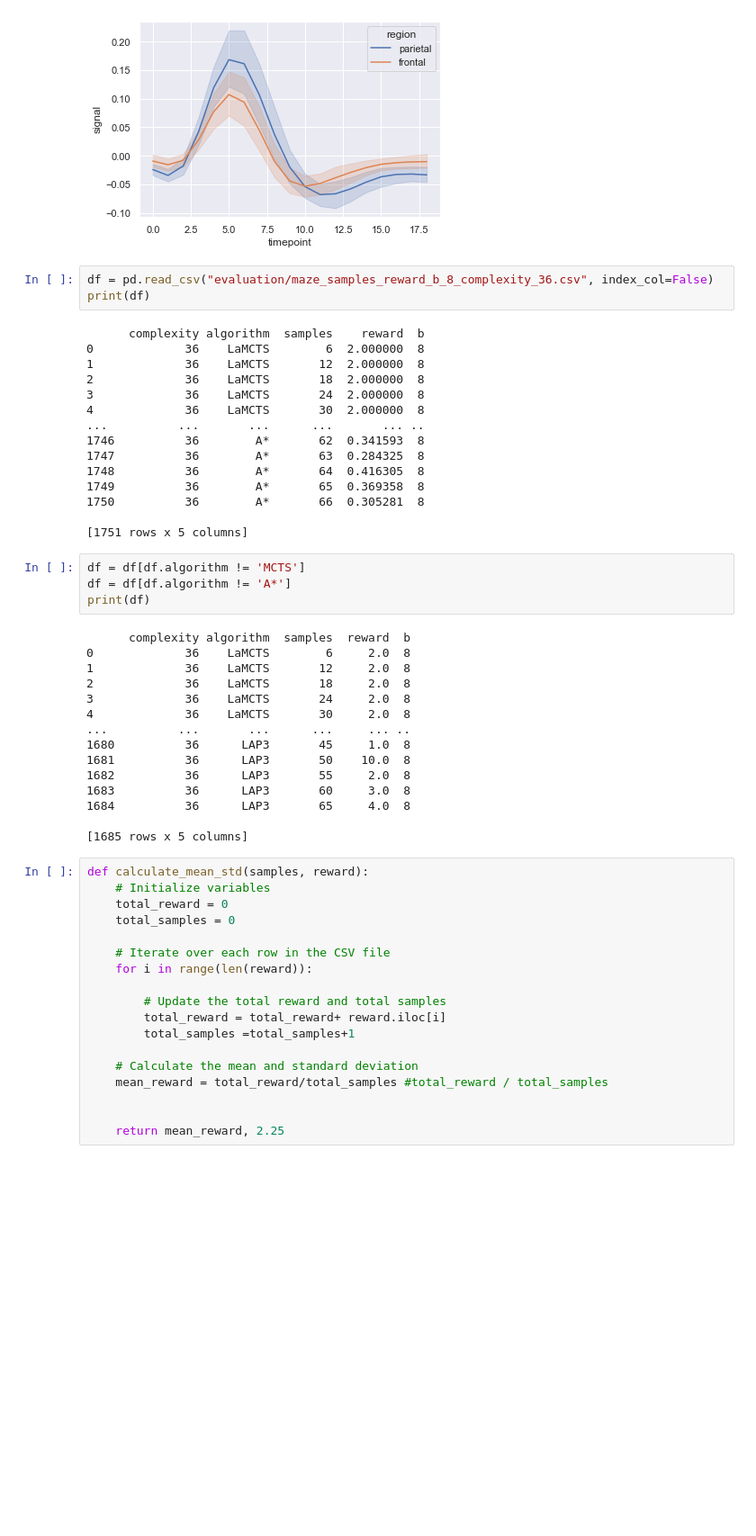
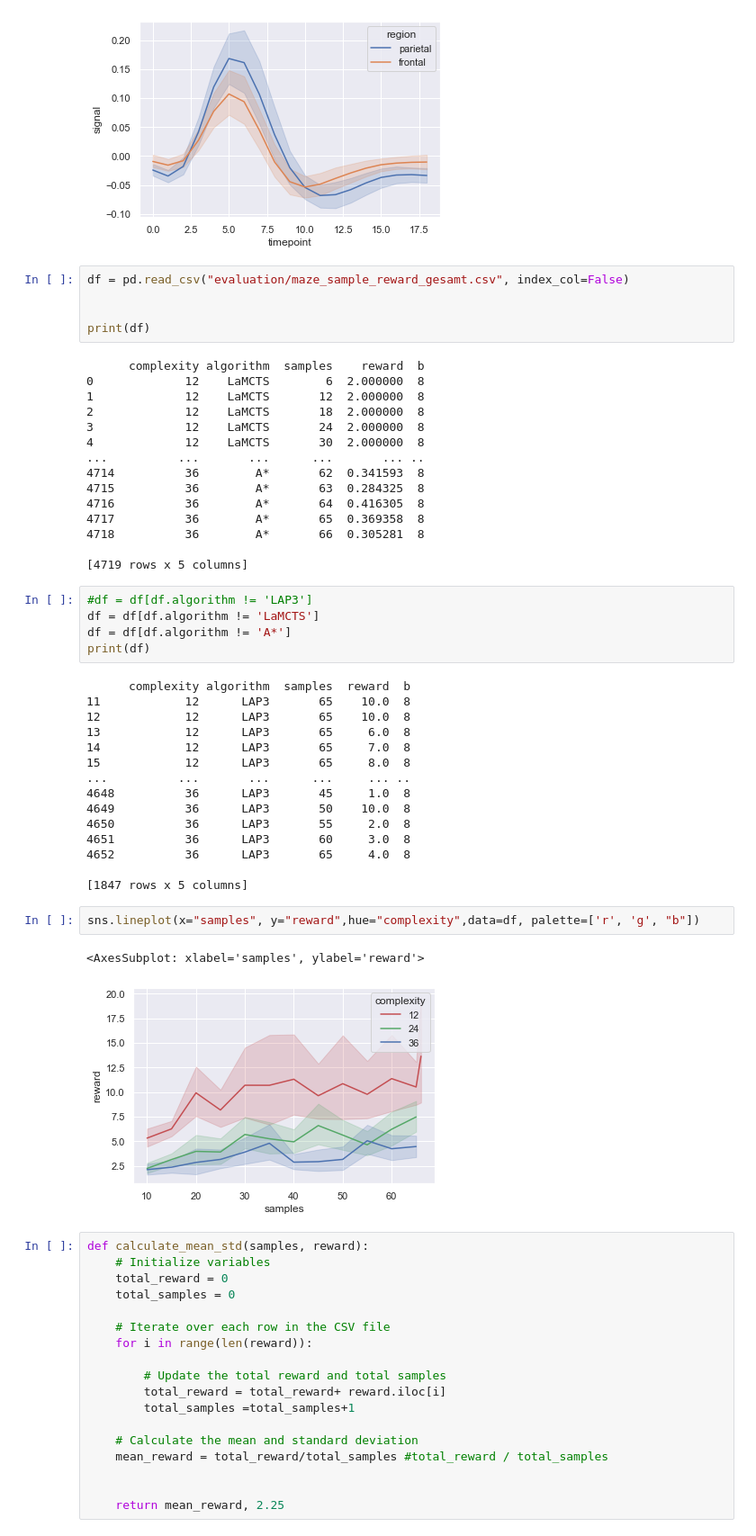
Before and after one commit to flobe99/wis_project, a Jupyter notebook: plot_noise.ipynb, the cells around one changed output. Shown at 90% size. Saved outputs shown, nothing was run; the diff lists cells and outputs as text; blank space fills up the shorter version.

```diff
--- a/plot_noise.ipynb
+++ b/plot_noise.ipynb
@@ -31,42 +31,50 @@ plt.show()
 # %% [output]
 [figure]
 # %%
-df = pd.read_csv("evaluation/maze_samples_reward_b_8_complexity_36.csv", index_col=False)
+df = pd.read_csv("evaluation/maze_sample_reward_gesamt.csv", index_col=False)
+
+
 print(df)
 # %% [output]
       complexity algorithm  samples    reward  b
-0             36    LaMCTS        6  2.000000  8
-1             36    LaMCTS       12  2.000000  8
-2             36    LaMCTS       18  2.000000  8
-3             36    LaMCTS       24  2.000000  8
-4             36    LaMCTS       30  2.000000  8
+0             12    LaMCTS        6  2.000000  8
+1             12    LaMCTS       12  2.000000  8
+2             12    LaMCTS       18  2.000000  8
+3             12    LaMCTS       24  2.000000  8
+4             12    LaMCTS       30  2.000000  8
 ...          ...       ...      ...       ... ..
-1746          36        A*       62  0.341593  8
-1747          36        A*       63  0.284325  8
-1748          36        A*       64  0.416305  8
-1749          36        A*       65  0.369358  8
-1750          36        A*       66  0.305281  8
+4714          36        A*       62  0.341593  8
+4715          36        A*       63  0.284325  8
+4716          36        A*       64  0.416305  8
+4717          36        A*       65  0.369358  8
+4718          36        A*       66  0.305281  8
 
-[1751 rows x 5 columns]
+[4719 rows x 5 columns]
 # %%
-df = df[df.algorithm != 'MCTS']
+#df = df[df.algorithm != 'LAP3']
+df = df[df.algorithm != 'LaMCTS']
 df = df[df.algorithm != 'A*']
 print(df)
 # %% [output]
       complexity algorithm  samples  reward  b
-0             36    LaMCTS        6     2.0  8
-1             36    LaMCTS       12     2.0  8
-2             36    LaMCTS       18     2.0  8
-3             36    LaMCTS       24     2.0  8
-4             36    LaMCTS       30     2.0  8
+11            12      LAP3       65    10.0  8
+12            12      LAP3       65    10.0  8
+13            12      LAP3       65     6.0  8
+14            12      LAP3       65     7.0  8
+15            12      LAP3       65     8.0  8
 ...          ...       ...      ...     ... ..
-1680          36      LAP3       45     1.0  8
-1681          36      LAP3       50    10.0  8
-1682          36      LAP3       55     2.0  8
-1683          36      LAP3       60     3.0  8
-1684          36      LAP3       65     4.0  8
+4648          36      LAP3       45     1.0  8
+4649          36      LAP3       50    10.0  8
+4650          36      LAP3       55     2.0  8
+4651          36      LAP3       60     3.0  8
+4652          36      LAP3       65     4.0  8
 
-[1685 rows x 5 columns]
+[1847 rows x 5 columns]
+# %%
+sns.lineplot(x="samples", y="reward",hue="complexity",data=df, palette=['r', 'g', "b"])
+# %% [output]
+<AxesSubplot: xlabel='samples', ylabel='reward'>
+[figure, added]
 # %%
 def calculate_mean_std(samples, reward):
     # Initialize variables
```
Also changed, not shown: parts of 2 cells of this notebook, 17 other files.
